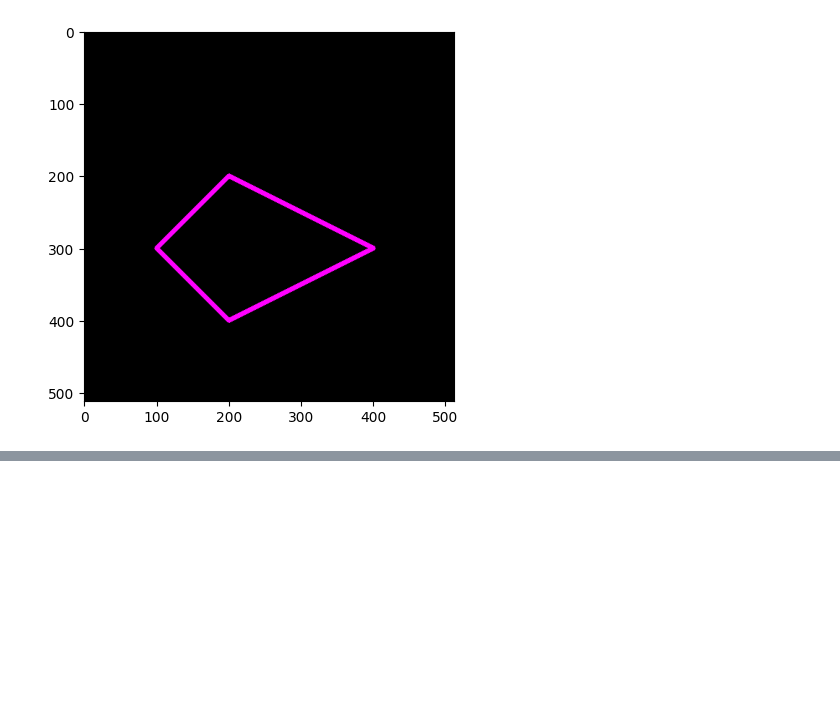
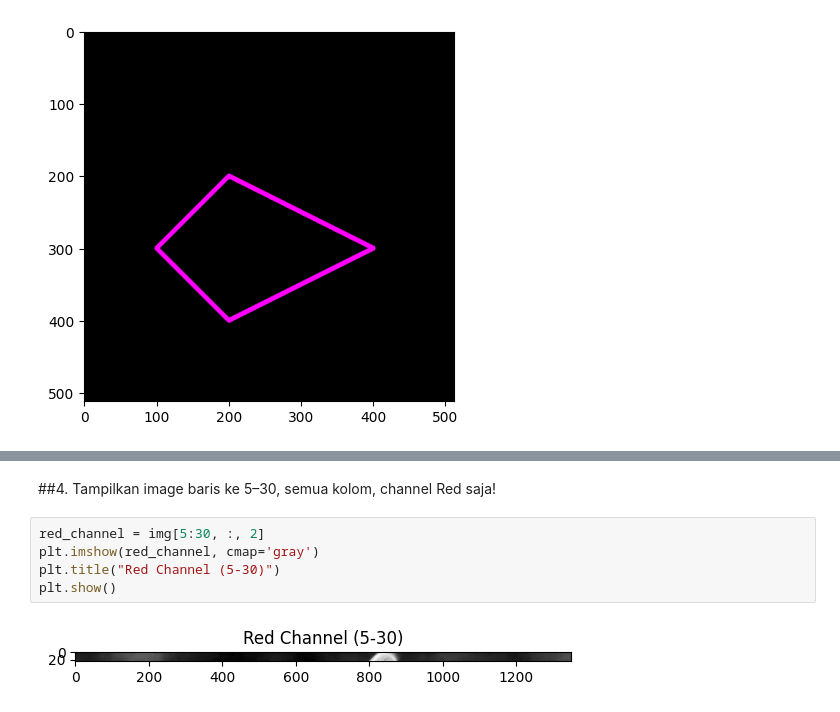
Before and after one commit to dedybayu/DedyBayu_PCVK_Genap_2025, a Jupyter notebook: PCVK_Week2.ipynb, the cells around one changed output, grey strips where cells are left out. Saved outputs shown, nothing was run; the diff lists cells and outputs as text; blank space fills up the shorter version.

```diff
--- a/PCVK_Week2.ipynb
+++ b/PCVK_Week2.ipynb
@@ -149,0 +229,9 @@ plt.imshow(black_img2)
+# %% [markdown]
+##4. Tampilkan image baris ke 5–30, semua kolom, channel Red saja!
+# %%
+red_channel = img[5:30, :, 2]
+plt.imshow(red_channel, cmap='gray')
+plt.title("Red Channel (5-30)")
+plt.show()
+# %% [output]
+[figure, added]
```
Also changed, not shown: parts of 9 cells of this notebook.
